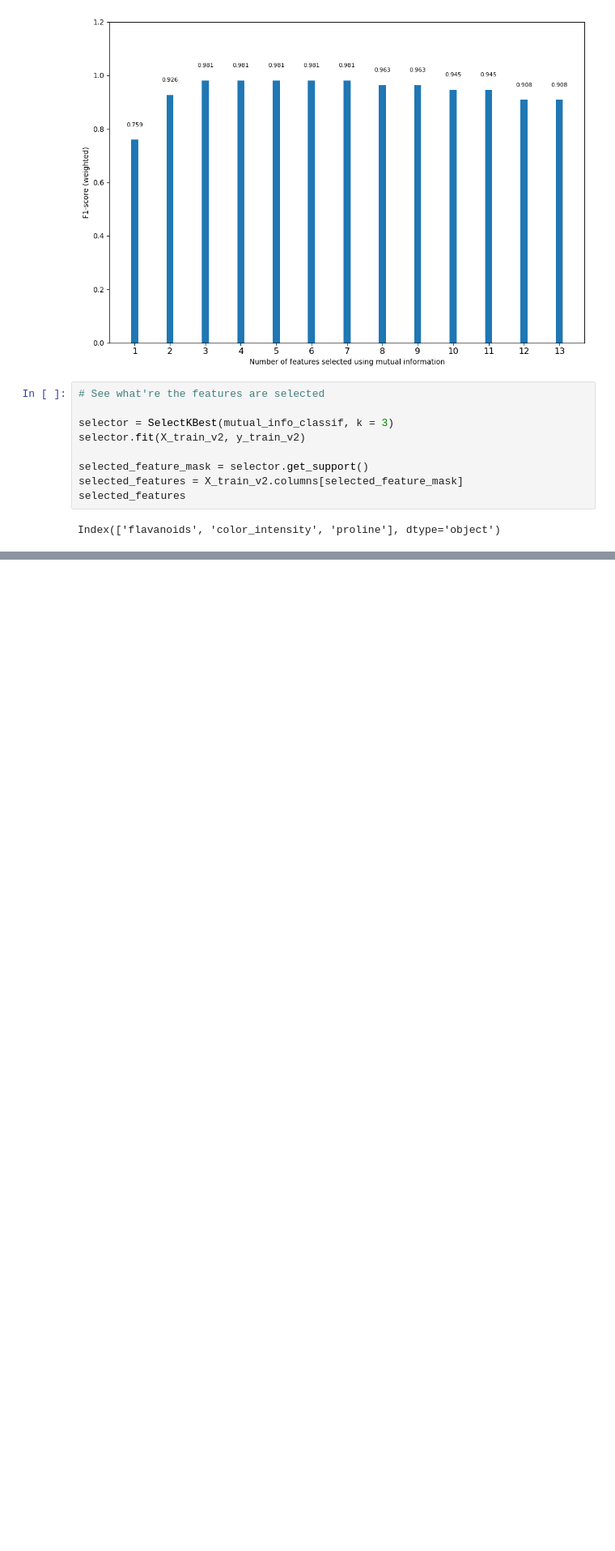
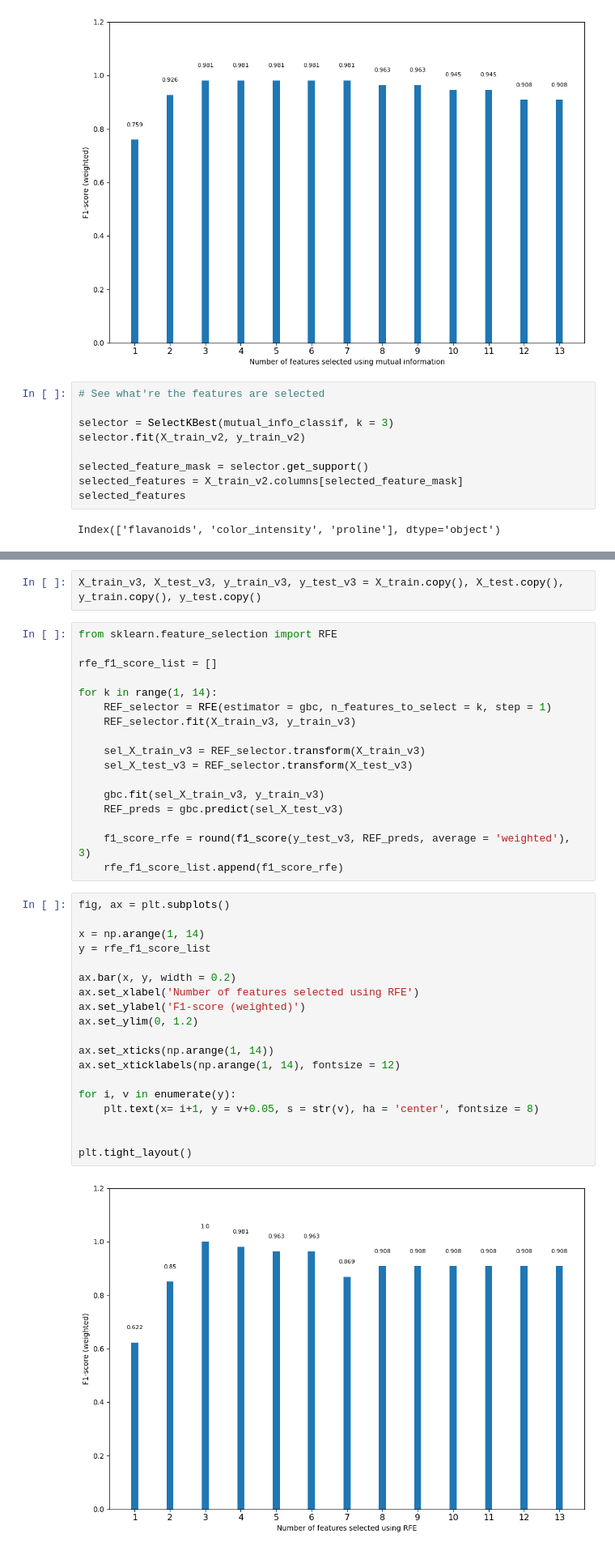
Before and after one commit to Malinda1/feature_selection, a Jupyter notebook: feature_selection.ipynb, the cells around one changed output, grey strips where cells are left out. Shown: that part at 81% size. Saved outputs shown, nothing was run; the diff lists cells and outputs as text; blank space fills up the shorter version.

Commit message:
Using feature selection for recursive feature elimination method

```diff
--- a/feature_selection.ipynb
+++ b/feature_selection.ipynb
@@ -249,0 +252,40 @@ Index(['flavanoids', 'color_intensity', 'proline'], dtype='object')
+# %%
+X_train_v3, X_test_v3, y_train_v3, y_test_v3 = X_train.copy(), X_test.copy(), y_train.copy(), y_test.copy()
+# %%
+from sklearn.feature_selection import RFE
+
+rfe_f1_score_list = []
+
+for k in range(1, 14):
+    REF_selector = RFE(estimator = gbc, n_features_to_select = k, step = 1)
+    REF_selector.fit(X_train_v3, y_train_v3)
+
+    sel_X_train_v3 = REF_selector.transform(X_train_v3)
+    sel_X_test_v3 = REF_selector.transform(X_test_v3)
+
+    gbc.fit(sel_X_train_v3, y_train_v3)
+    REF_preds = gbc.predict(sel_X_test_v3)
+
+    f1_score_rfe = round(f1_score(y_test_v3, REF_preds, average = 'weighted'), 3)
+    rfe_f1_score_list.append(f1_score_rfe)
+# %%
+fig, ax = plt.subplots()
+
+x = np.arange(1, 14)
+y = rfe_f1_score_list
+
+ax.bar(x, y, width = 0.2)
+ax.set_xlabel('Number of features selected using RFE')
+ax.set_ylabel('F1-score (weighted)')
+ax.set_ylim(0, 1.2)
+
+ax.set_xticks(np.arange(1, 14))
+ax.set_xticklabels(np.arange(1, 14), fontsize = 12)
+
+for i, v in enumerate(y):
+    plt.text(x= i+1, y = v+0.05, s = str(v), ha = 'center', fontsize = 8)
+
+
+plt.tight_layout()
+# %% [output]
+[figure, added]
```
Also changed, not shown: parts of 2 cells of this notebook.
